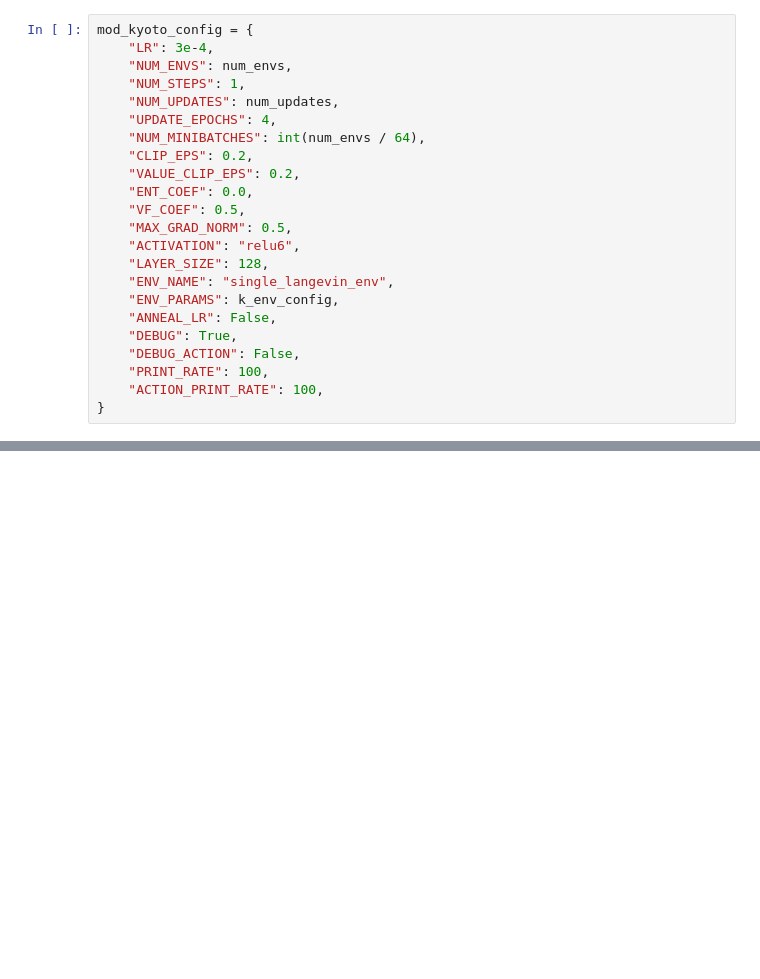
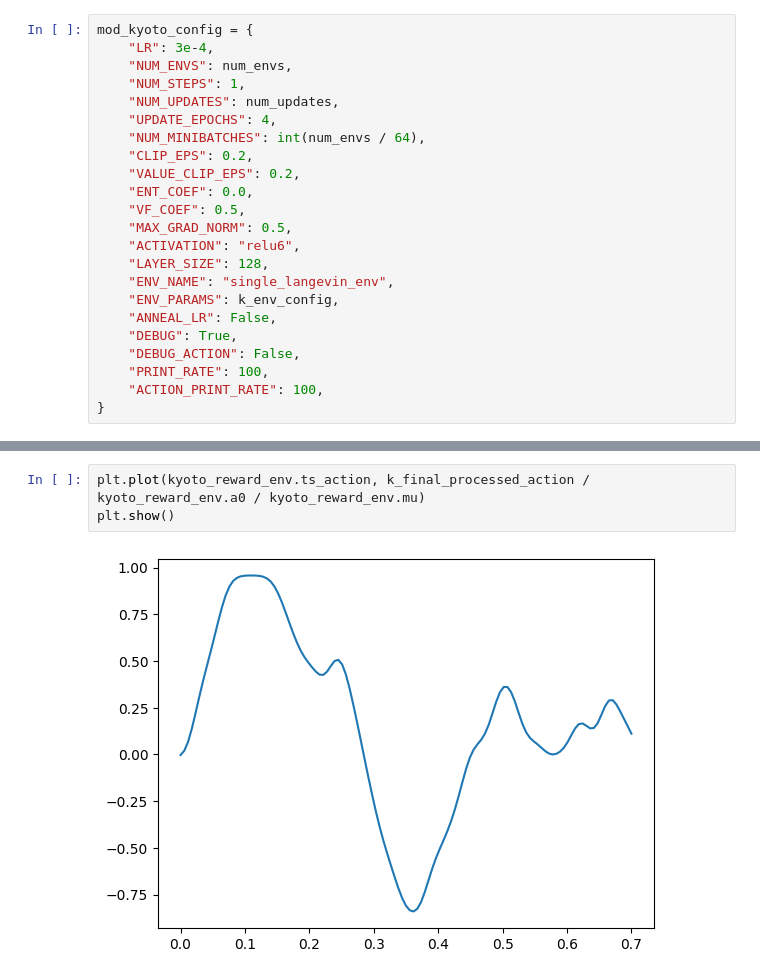
Before and after one commit to AnikenC/RL-meets-Qubit-Readout, a Jupyter notebook: MLControl/example_kyoto.ipynb, the cells around one changed output, grey strips where cells are left out. Drawn from its saved outputs; the diff is of its cells as text; blank space fills up the shorter version.

```diff
--- a/MLControl/example_kyoto.ipynb
+++ b/MLControl/example_kyoto.ipynb
@@ -132,0 +276,5 @@ print(f"time taken: {end - start}")
+# %%
+plt.plot(kyoto_reward_env.ts_action, k_final_processed_action / kyoto_reward_env.a0 / kyoto_reward_env.mu)
+plt.show()
+# %% [output]
+[figure, added]
```
Also changed, not shown: parts of 12 cells of this notebook, 1 other file.
